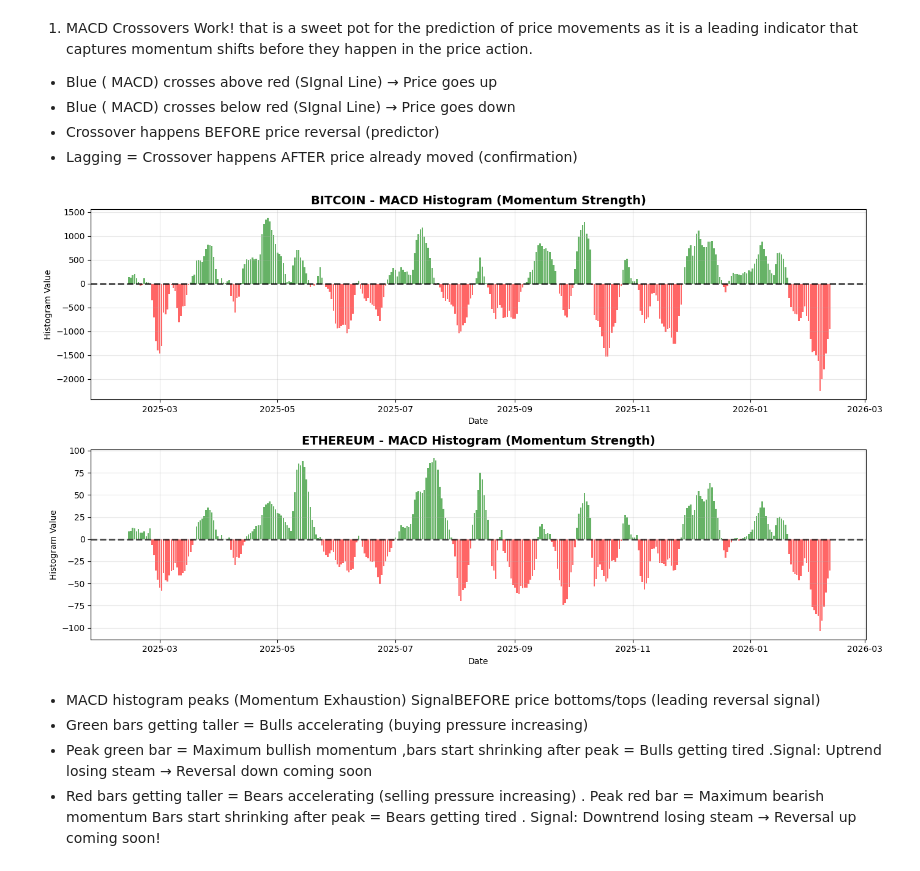
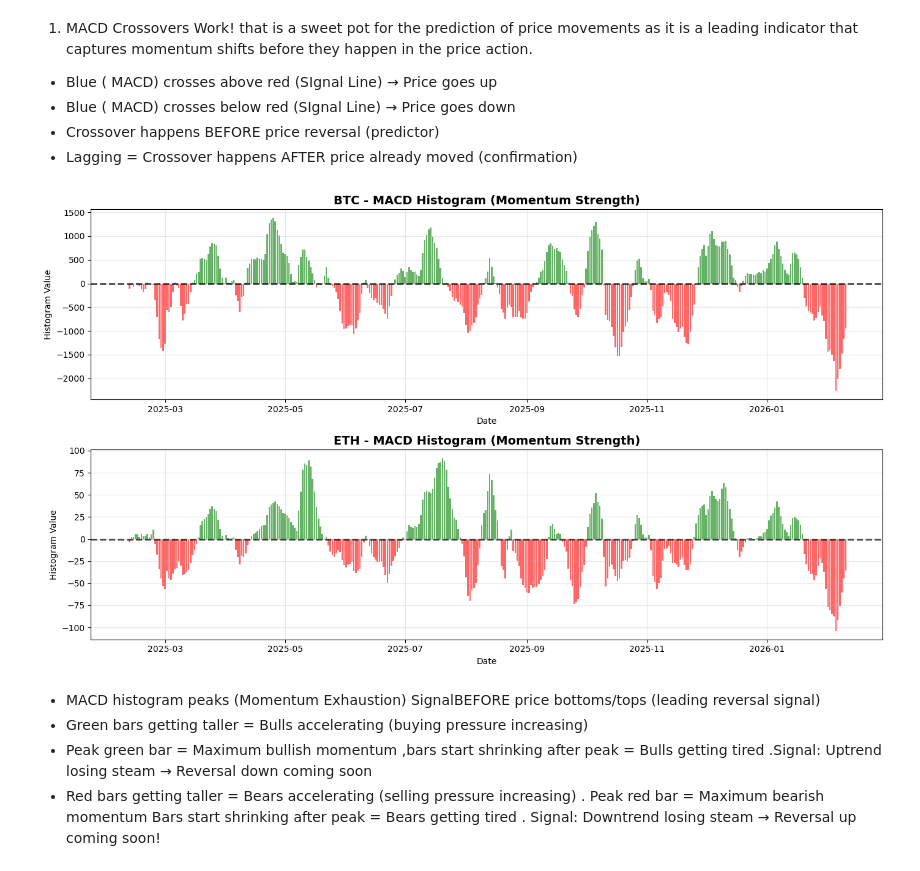
Before and after one commit to tlilimaryem7-cloud/AI-powered-cryptocurrency-market-analysis-and-decision-support-system, a Jupyter notebook: notebooks/02_eda.ipynb, the cells around one changed output. Saved outputs shown, nothing was run; the diff lists cells and outputs as text; code cells hidden in the pictures.

```diff
--- a/notebooks/02_eda.ipynb
+++ b/notebooks/02_eda.ipynb
@@ -506,5 +421,3 @@ bad_rows
-# %%
-df = df.drop(bad_rows.index).reset_index(drop=True)
 # %%
 df.head()
 # %% [output]
@@ -645,7 +558,7 @@ import seaborn as sns
 # Plot 1: Price + Moving Averages
 fig, axes = plt.subplots(2, 1, figsize=(14, 10))
 
-for idx, coin_name in enumerate(["bitcoin", "ethereum"]):
+for idx, coin_name in enumerate(["btc", "eth"]):
     coin_data = df[df["coin"] == coin_name].copy()
 
     ax = axes[idx]
@@ -689,7 +602,7 @@ plt.show()
 # Plot 2: Price relative to MA30 (shows when price is above/below long-term trend)
 fig, axes = plt.subplots(2, 1, figsize=(14, 8))
 
-for idx, coin_name in enumerate(["bitcoin", "ethereum"]):
+for idx, coin_name in enumerate(["btc", "eth"]):
     coin_data = df[df["coin"] == coin_name].copy()
 
     ax = axes[idx]
@@ -736,7 +649,7 @@ plt.show()
 # Plot 1: MACD Line, Signal Line, and Histogram
 fig, axes = plt.subplots(2, 2, figsize=(16, 10))
 
-for idx, coin_name in enumerate(["bitcoin", "ethereum"]):
+for idx, coin_name in enumerate(["btc", "eth"]):
     coin_data = df[df["coin"] == coin_name].copy()
 
     # Top plot: Price
@@ -773,25 +686,25 @@ plt.show()
 # %%
 # Plot 2: MACD Histogram (Momentum Strength)
 fig, axes = plt.subplots(2, 1, figsize=(14, 8))
 
-for idx, coin_name in enumerate(["bitcoin", "ethereum"]):
+for idx, coin_name in enumerate(["btc", "eth"]):
     coin_data = df[df["coin"] == coin_name].copy()
 
     ax = axes[idx]
     # Color bars: green = bullish momentum, red = bearish momentum
     colors = coin_data["macd_histogram"].apply(lambda x: "green" if x > 0 else "red")
     ax.bar(coin_data["timestamp"], coin_data["macd_histogram"], color=colors, alpha=0.6)
     ax.axhline(0, color="black", linestyle="--", linewidth=2, alpha=0.7)
 
     ax.set_title(f"{coin_name.upper()} - MACD Histogram (Momentum Strength)", fontsize=14, fontweight="bold")
     ax.set_xlabel("Date")
     ax.set_ylabel("Histogram Value")
     ax.grid(alpha=0.3)
 
 plt.tight_layout()
 plt.show()
 # %% [output]
-[figure, old version]
+[figure, new version]
 # %% [markdown]
 - MACD histogram peaks (Momentum Exhaustion) SignalBEFORE price bottoms/tops (leading reversal signal)
 - Green bars getting taller = Bulls accelerating (buying pressure increasing)
```
Also changed, not shown: parts of 45 cells of this notebook, 6 other files.
